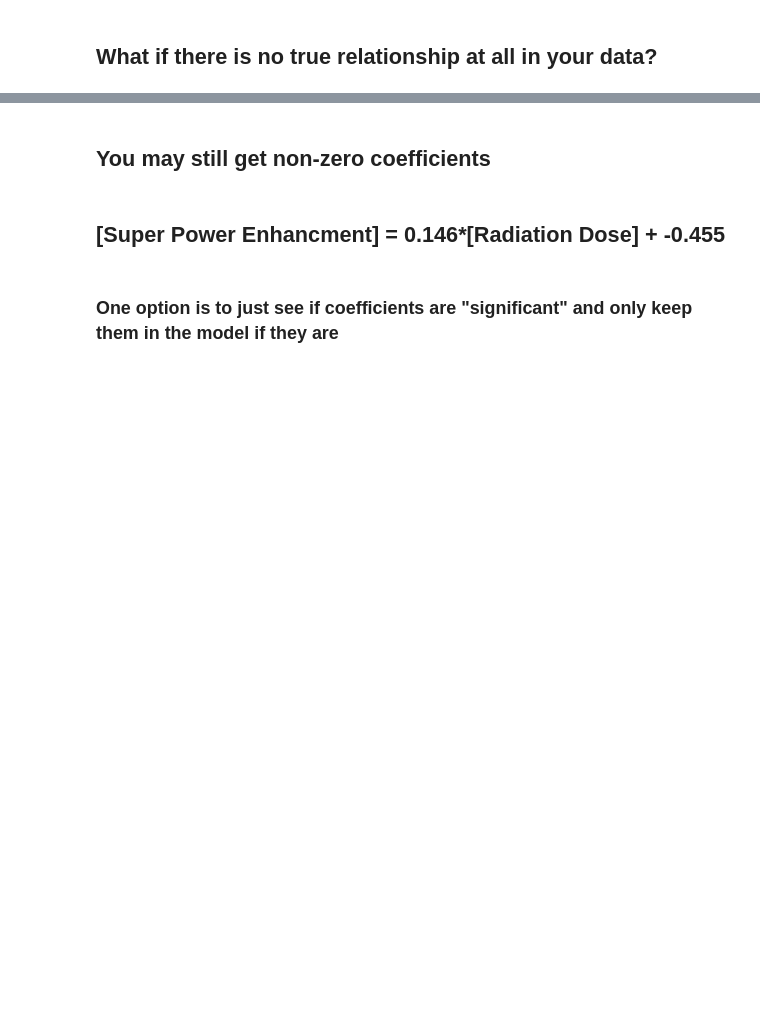
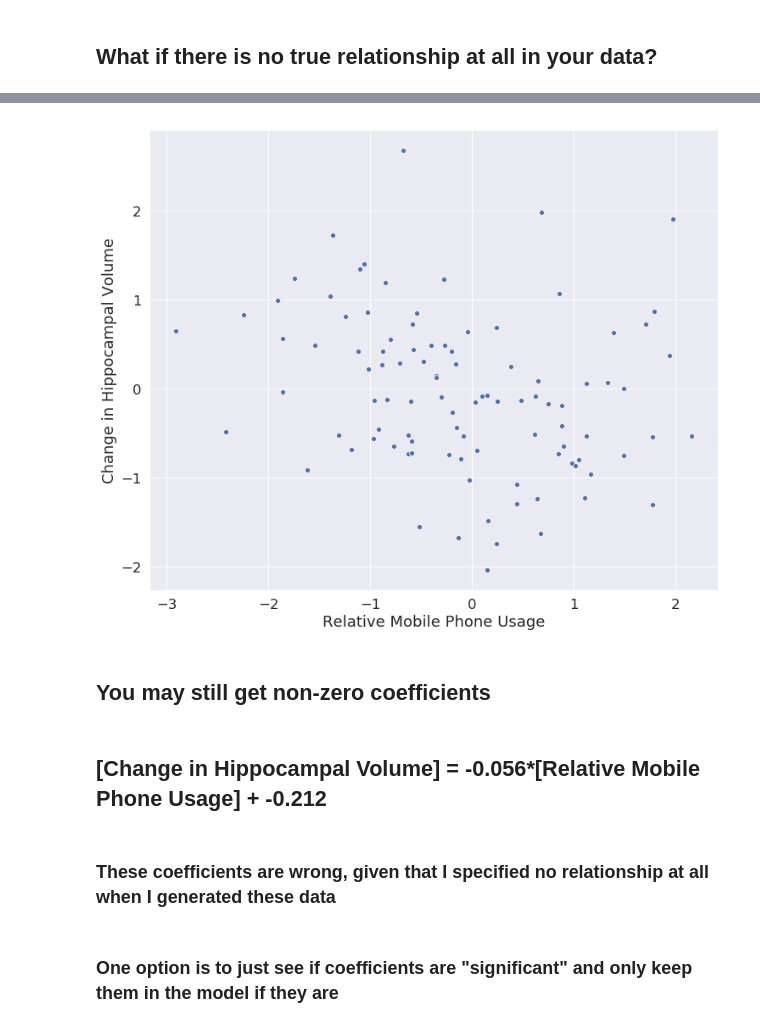
Before and after one commit to rgerkin/dacn-lectures, a Jupyter notebook: overfitting.ipynb, the cells around one changed output, grey strips where cells are left out. Drawn from its saved outputs; the diff is of its cells as text; code cells hidden in the pictures; blank space fills up the shorter version.

```diff
--- a/overfitting.ipynb
+++ b/overfitting.ipynb
@@ -13,3 +14,16 @@ from IPython.display import display,Markdown
-# %%
-plt.rcParams.update({'font.size':16,'figure.figsize':(12,10)})
+# %%
+# Use seaborn styling and make font sizes bigger
+sns.set(font_scale=1.5)
+
+# Make figures bigger
+plt.rcParams.update({'font.size':16,
+                     'figure.figsize':(12,10)})
+
+# Make table fonts bigger for slideshow mode
+from IPython.display import HTML
+HTML("""<style>
+table.dataframe {
+font-size:150%;
+}
+</style>""")
 # %%
@@ -43,0 +38,13 @@ df.plot.scatter('Radiation Dose','Super Power Enhancement');
+# %%
+df = pd.DataFrame()
+
+# 100 random, normally-distributed values
+df['Relative Mobile Phone Usage'] = np.random.randn(100)
+
+# The same number of random numbers
+noise = np.random.randn(100)
+
+# Let brain tumor size also be totally random.  Pure noise!
+df['Change in Hippocampal Volume'] = noise
+
+df.head(5)
@@ -44,11 +58,31 @@ df.plot.scatter('Radiation Dose','Super Power Enhancement');
+# %%
+sns.scatterplot(x='Relative Mobile Phone Usage',
+                y='Change in Hippocampal Volume',
+                data=df);
+# %% [output]
+[figure, added]
 # %% [markdown]
 ## You may still get non-zero coefficients
-# %%
-linear_regression.fit(df[['Radiation Dose']],df['Super Power Enhancement'])
-m = linear_regression.coef_
-b = linear_regression.intercept_
-Markdown("## [Super Power Enhancment] = %.3g*[Radiation Dose] + %.3g" % (b,m))
-# %% [output]
-## [Super Power Enhancment] = 0.146*[Radiation Dose] + -0.455
+# %%
+# Specify the X and y values:
+list_of_X_variables = ['Relative Mobile Phone Usage']
+X = df[list_of_X_variables]
+y = df['Change in Hippocampal Volume']
+# Note that I could have, in principle, had more than one X variable
+# So ['Mobile Phone Usage'] is a list of X variables (with only one member).
+
+# Fit the linear regression model
+linear_regression.fit(X, y)
+
+# Extract the coefficients for the model "y = mx + b"
+m = linear_regression.coef_
+b = linear_regression.intercept_
+
+# Display the resulting "y = mx + b" equation
+Markdown("## [Change in Hippocampal Volume] = %.3g*[Relative Mobile Phone Usage] + %.3g" % (b,m))
+# %% [output]
+## [Change in Hippocampal Volume] = -0.056*[Relative Mobile Phone Usage] + -0.212
+# %% [markdown]
+### These coefficients are wrong, given that I specified no relationship at all when I generated these data
 # %% [markdown]
 ### One option is to just see if coefficients are "significant" and only keep them in the model if they are
```
Also changed, not shown: parts of 50 cells of this notebook, 1 other file.
